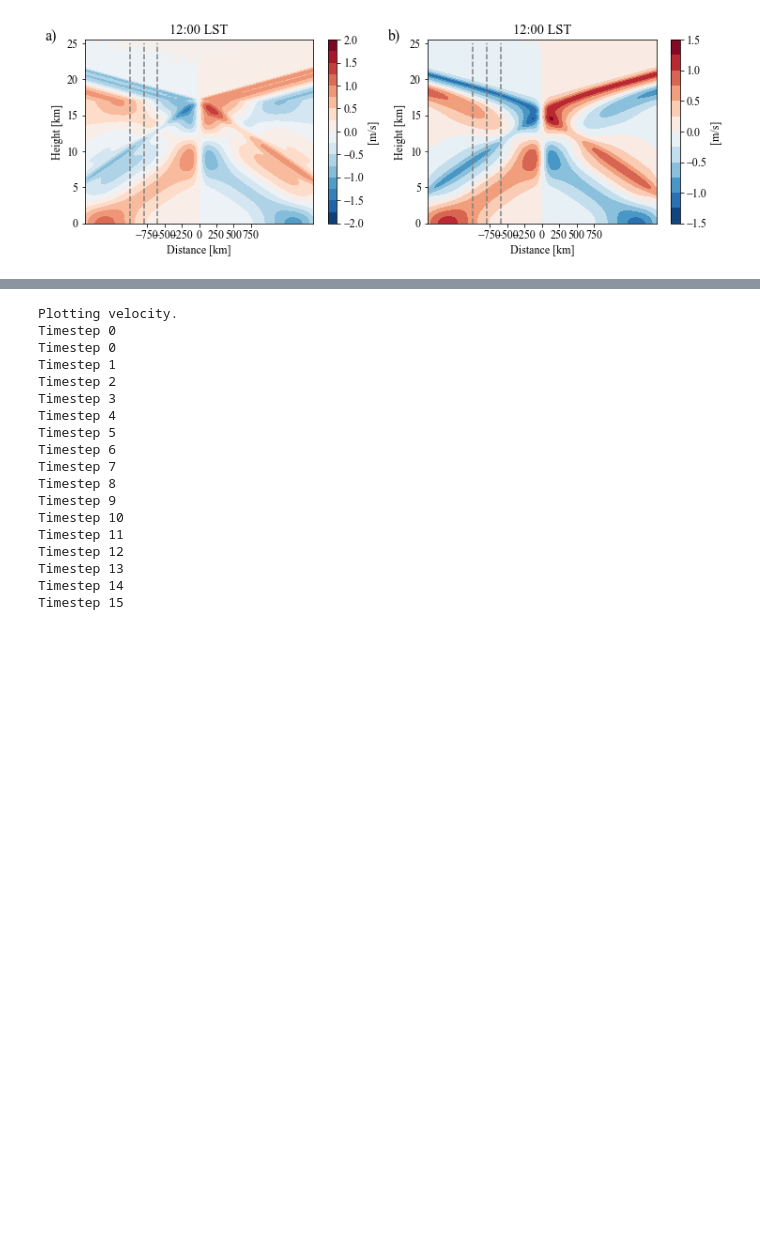
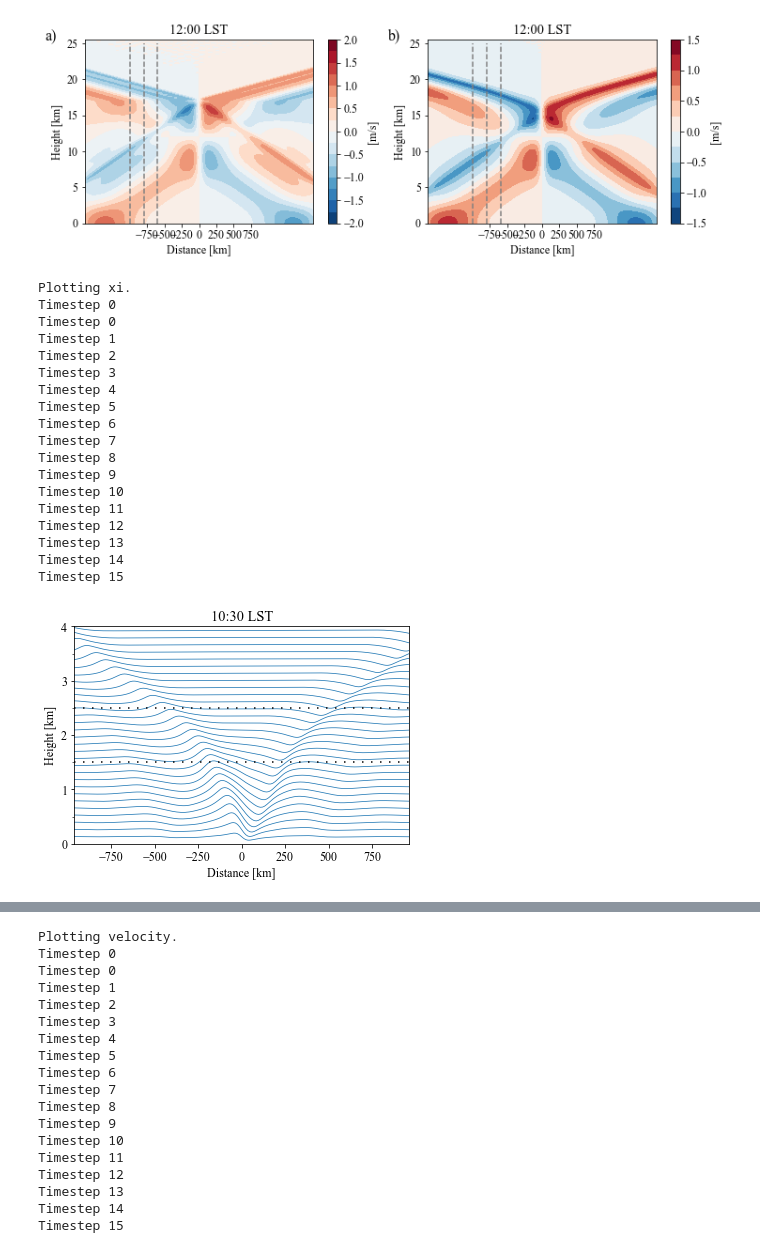
Before and after one commit to eshort0401/rotunno83, a Jupyter notebook: python_scripts/rotunno83.ipynb, the cells around one changed output, grey strips where cells are left out. Drawn from its saved outputs; the diff is of its cells as text; code cells hidden in the pictures; blank space fills up the shorter version.

```diff
--- a/python_scripts/rotunno83.ipynb
+++ b/python_scripts/rotunno83.ipynb
@@ -328,6 +386,28 @@ plt.savefig(
 Plotting u.
 Plotting u.
 [figure]
+# %%
+rt.animateDisp(ds_cN_dim.sel(mode=[1,2]).sum(dim='mode', keep_attrs=True).sel(forcing=[1,2,3]).sum(dim='forcing', keep_attrs=True).squeeze(), soltype='cn')
+# %% [output]
+Plotting xi.
+Timestep 0
+Timestep 0
+Timestep 1
+Timestep 2
+Timestep 3
+Timestep 4
+Timestep 5
+Timestep 6
+Timestep 7
+Timestep 8
+Timestep 9
+Timestep 10
+Timestep 11
+Timestep 12
+Timestep 13
+Timestep 14
+Timestep 15
+[figure, added]
 # %%
 # rt.animateCont(ds_channel_dim.sel(mode=[1,2,3]).sum(dim='mode', keep_attrs=True).squeeze(),var='theta_q')
 # rt.animateCont(ds_rotunno_dim, var='psi')
```
Also changed, not shown: parts of 148 cells of this notebook, 20 other files.
